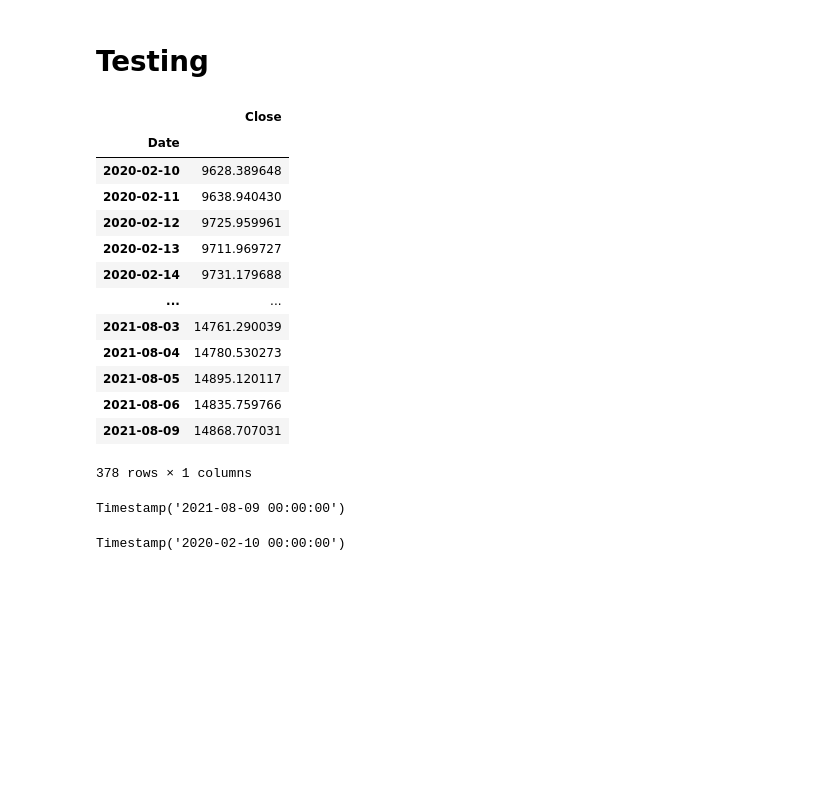
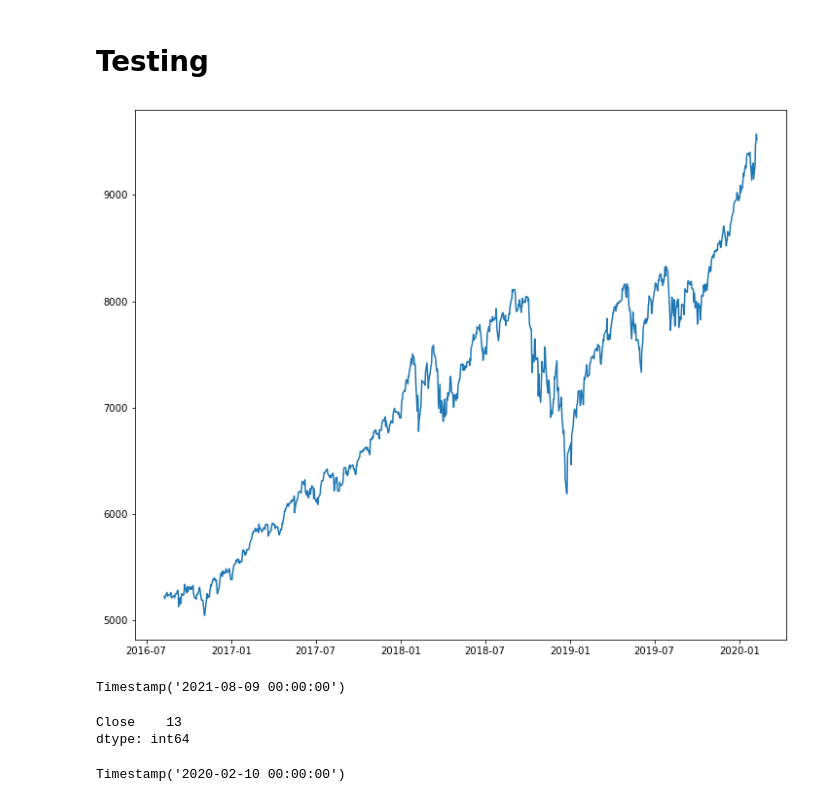
Before and after one commit to Robertoliver2000/StockPredictions, a Jupyter notebook: notebooks/wil/second_notebook.ipynb, the cells around one changed output. Drawn from its saved outputs; the diff is of its cells as text; code cells hidden in the pictures; blank space fills up the shorter version.

```diff
--- a/notebooks/wil/second_notebook.ipynb
+++ b/notebooks/wil/second_notebook.ipynb
@@ -439,0 +522,3 @@ ax.plot(y_hat_train);
+# %%
+res_train = train.resample('B').mean()
+res_train
@@ -440,26 +540,21 @@ ax.plot(y_hat_train);
+# %%
+res_train.ffill(inplace=True)
 # %% [markdown]
 # Testing
-# %%
-test
-# %% [output]
-|  | Close |
-| Date |  |
-| 2020-02-10 | 9628.389648 |
-| 2020-02-11 | 9638.940430 |
-| 2020-02-12 | 9725.959961 |
-| 2020-02-13 | 9711.969727 |
-| 2020-02-14 | 9731.179688 |
-| ... | ... |
-| 2021-08-03 | 14761.290039 |
-| 2021-08-04 | 14780.530273 |
-| 2021-08-05 | 14895.120117 |
-| 2021-08-06 | 14835.759766 |
-| 2021-08-09 | 14868.707031 |
-378 rows × 1 columns
+# %%
+fig, ax = plt.subplots(figsize=(12,10))
+ax.plot(res_train);
+# %% [output]
+[figure, added]
 # %%
 test.index[-1]
 # %% [output]
 Timestamp('2021-08-09 00:00:00')
+# %%
+test[1:].resample('B').mean().isnull().sum()
+# %% [output]
+Close    13
+dtype: int64
 # %%
 test.index[0]
 # %% [output]
```
Also changed, not shown: parts of 33 cells of this notebook, 1 other file.
